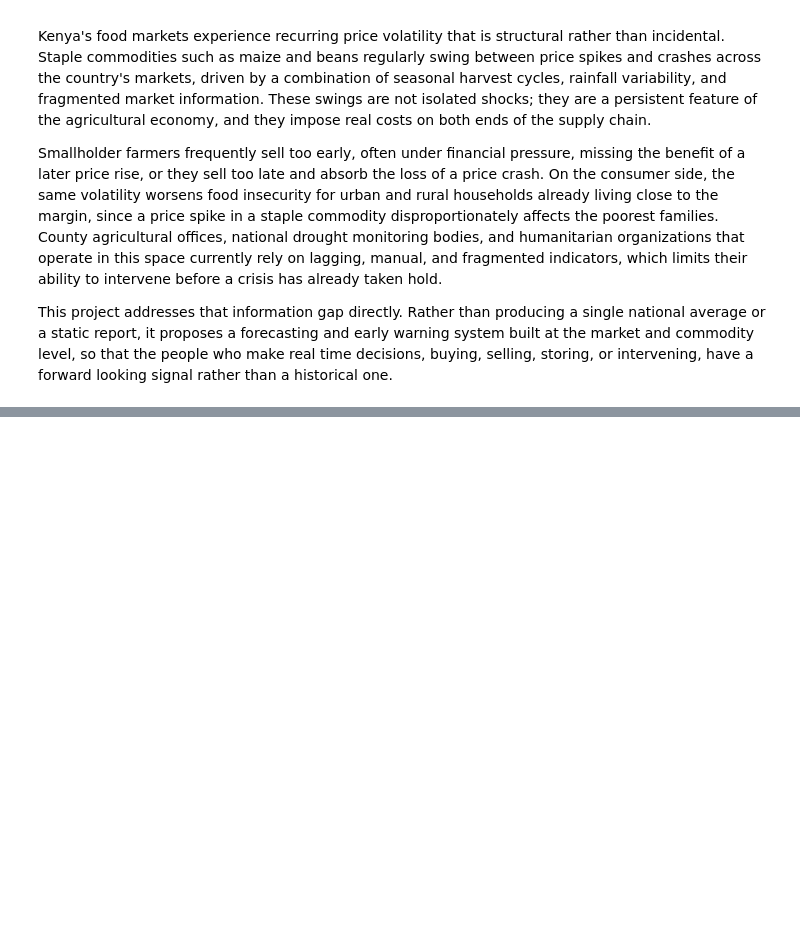
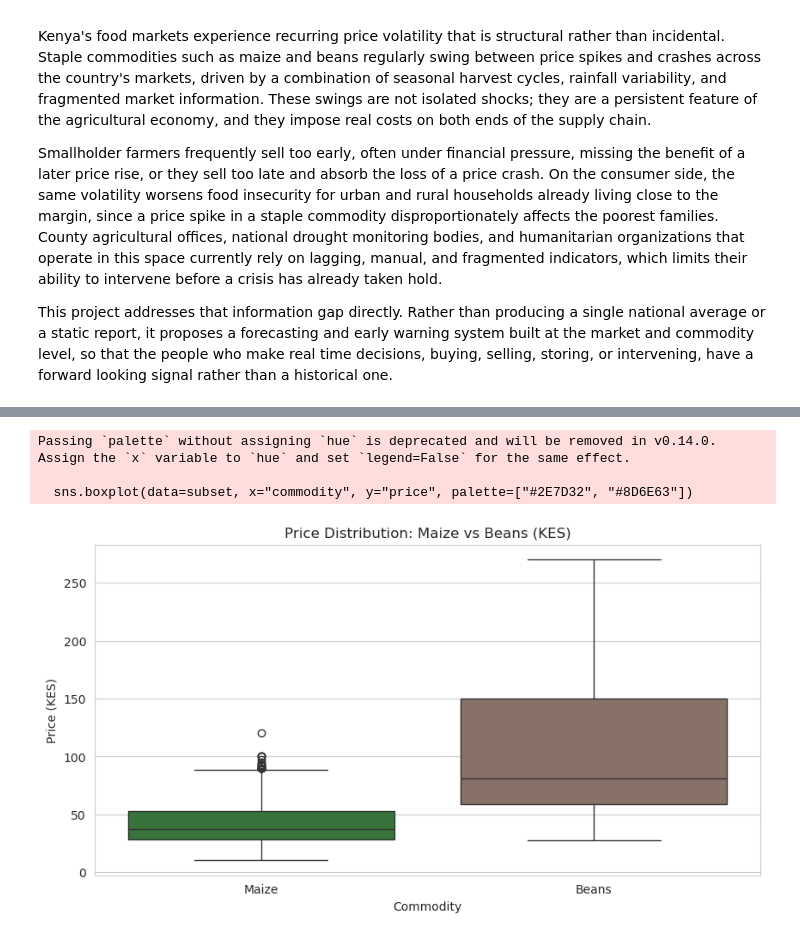
Before and after one commit to kevinkiplangat432/Predictive-Time-Series-Pipeline-using-a-Dual-Input-LSTM-and-Geospatial-Mapping, a Jupyter notebook: kenyan_food_prices.ipynb, the cells around one changed output, grey strips where cells are left out. Drawn from its saved outputs; the diff is of its cells as text; code cells hidden in the pictures; blank space fills up the shorter version.

```diff
--- a/kenyan_food_prices.ipynb
+++ b/kenyan_food_prices.ipynb
@@ -16,0 +115,10 @@ This project addresses that information gap directly. Rather than producing a si
+# %%
+# Load the WFP Kenya food prices dataset.
+
+hdx_url = "https://data.humdata.org/dataset/e0d3fba6-f9a2-45d7-b949-140c455197ff/resource/517ee1bf-2437-4f8c-aa1b-cb9925b9d437/download/wfp_food_prices_ken.csv"
+
+# Read the dataset
+prices_raw = pd.read_csv(hdx_url)
+
+# Inspect the first few rows
+prices_raw.head(3)
@@ -16,0 +281,19 @@ This project addresses that information gap directly. Rather than producing a si
+# %%
+# Examine the distribution of prices for the two priority commodities.
+# Boxplots reveal both typical price range and the presence of outliers
+# that may need investigation or capping in the Data Preparation phase.
+
+priority_commodities = ["Maize", "Beans"]
+subset = prices[prices["commodity"].isin(priority_commodities)]
+
+plt.figure(figsize=(10, 5))
+sns.boxplot(data=subset, x="commodity", y="price", palette=["#2E7D32", "#8D6E63"])
+plt.title("Price Distribution: Maize vs Beans (KES)")
+plt.ylabel("Price (KES)")
+plt.xlabel("Commodity")
+plt.show()
+# %% [output]
+Passing `palette` without assigning `hue` is deprecated and will be removed in v0.14.0. Assign the `x` variable to `hue` and set `legend=False` for the same effect.
+
+  sns.boxplot(data=subset, x="commodity", y="price", palette=["#2E7D32", "#8D6E63"])
+[figure, added]
```
Also changed, not shown: parts of 30 cells of this notebook.
